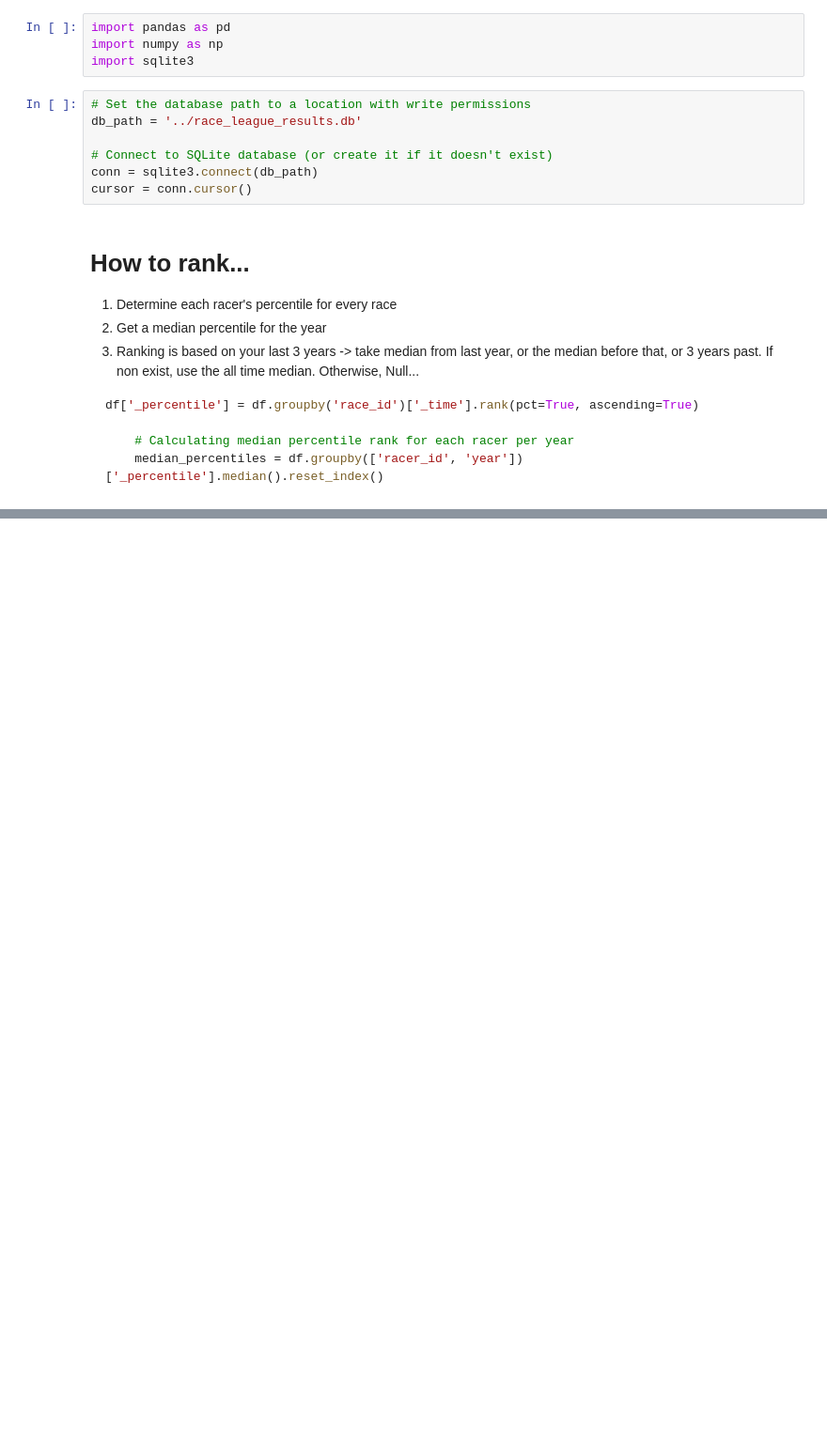
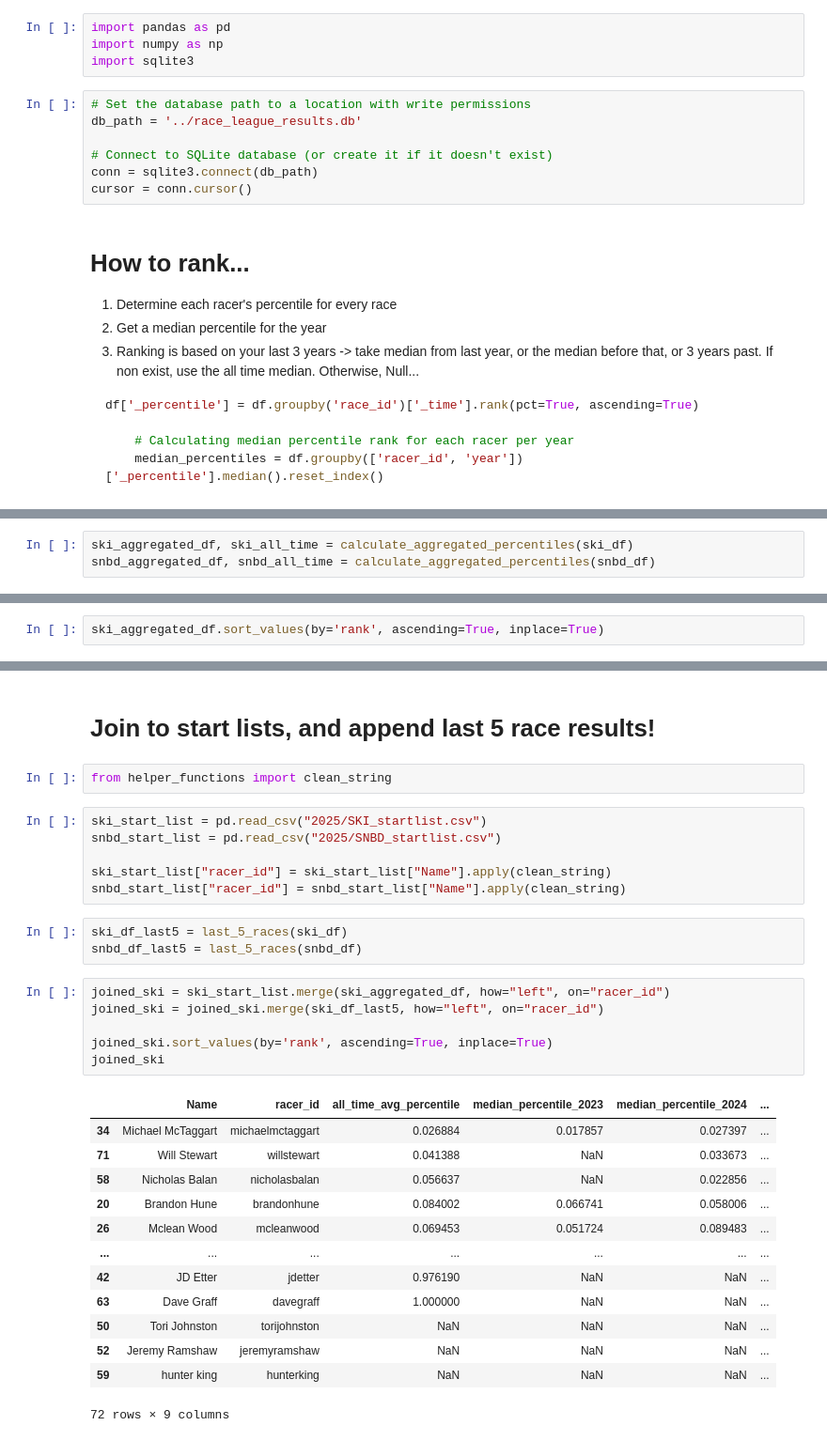
Before and after one commit to Cartar/alpine-fng.github.io, a Jupyter notebook: data/RacerRankPlayground.ipynb, the cells around one changed output, grey strips where cells are left out. Shown at 94% size. Cells and saved outputs as stored; diff of their text form; blank space fills up the shorter version.

```diff
--- a/data/RacerRankPlayground.ipynb
+++ b/data/RacerRankPlayground.ipynb
@@ -23,0 +177,3 @@ df['_percentile'] = df.groupby('race_id')['_time'].rank(pct=True, ascending=True
+# %%
+ski_aggregated_df, ski_all_time = calculate_aggregated_percentiles(ski_df)
+snbd_aggregated_df, snbd_all_time = calculate_aggregated_percentiles(snbd_df)
@@ -23,0 +201,2 @@ df['_percentile'] = df.groupby('race_id')['_time'].rank(pct=True, ascending=True
+# %%
+ski_aggregated_df.sort_values(by='rank', ascending=True, inplace=True)
@@ -23,0 +212,33 @@ df['_percentile'] = df.groupby('race_id')['_time'].rank(pct=True, ascending=True
+# %% [markdown]
+# Join to start lists, and append last 5 race results!
+# %%
+from helper_functions import clean_string
+# %%
+ski_start_list = pd.read_csv("2025/SKI_startlist.csv")
+snbd_start_list = pd.read_csv("2025/SNBD_startlist.csv")
+
+ski_start_list["racer_id"] = ski_start_list["Name"].apply(clean_string)
+snbd_start_list["racer_id"] = snbd_start_list["Name"].apply(clean_string)
+# %%
+ski_df_last5 = last_5_races(ski_df)
+snbd_df_last5 = last_5_races(snbd_df)
+# %%
+joined_ski = ski_start_list.merge(ski_aggregated_df, how="left", on="racer_id")
+joined_ski = joined_ski.merge(ski_df_last5, how="left", on="racer_id")
+
+joined_ski.sort_values(by='rank', ascending=True, inplace=True)
+joined_ski
+# %% [output]
+|  | Name | racer_id | all_time_avg_percentile | median_percentile_2023 | median_percentile_2024 | ... |
+| 34 | Michael McTaggart | michaelmctaggart | 0.026884 | 0.017857 | 0.027397 | ... |
+| 71 | Will Stewart | willstewart | 0.041388 | NaN | 0.033673 | ... |
+| 58 | Nicholas Balan | nicholasbalan | 0.056637 | NaN | 0.022856 | ... |
+| 20 | Brandon Hune | brandonhune | 0.084002 | 0.066741 | 0.058006 | ... |
+| 26 | Mclean Wood | mcleanwood | 0.069453 | 0.051724 | 0.089483 | ... |
+| ... | ... | ... | ... | ... | ... | ... |
+| 42 | JD Etter | jdetter | 0.976190 | NaN | NaN | ... |
+| 63 | Dave Graff | davegraff | 1.000000 | NaN | NaN | ... |
+| 50 | Tori Johnston | torijohnston | NaN | NaN | NaN | ... |
+| 52 | Jeremy Ramshaw | jeremyramshaw | NaN | NaN | NaN | ... |
+| 59 | hunter king | hunterking | NaN | NaN | NaN | ... |
+72 rows × 9 columns
```
Also changed, not shown: parts of 13 cells of this notebook, 9 other files.
